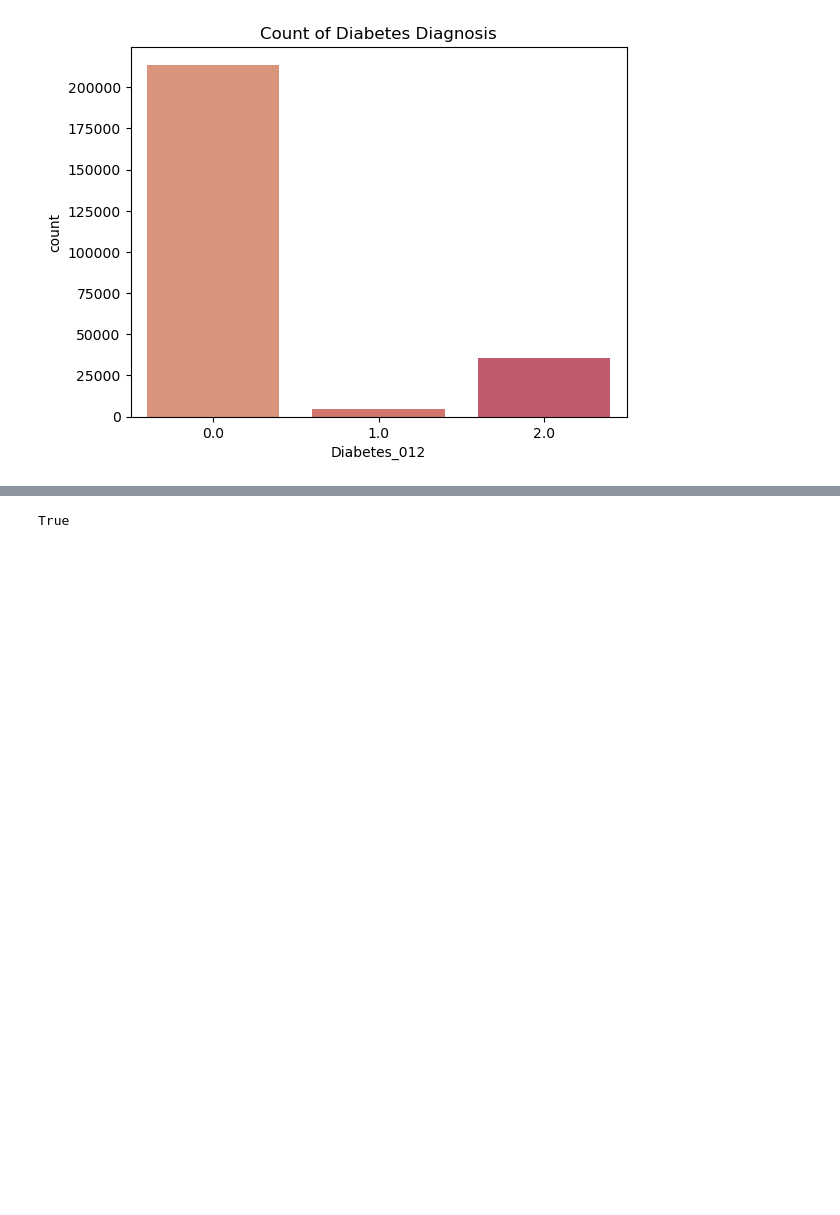
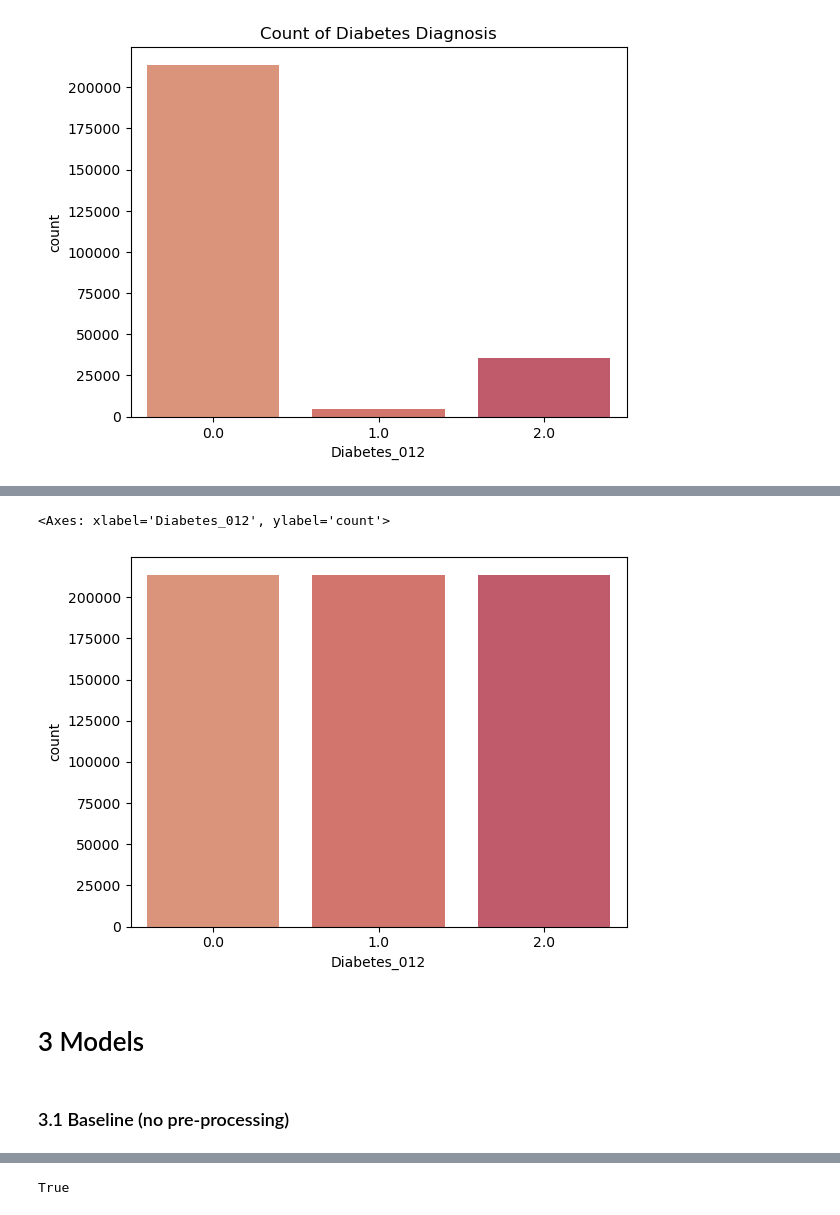
Before and after one commit to annalisa7/ML_project, a Jupyter notebook: baselineModel2.ipynb, the cells around one changed output, grey strips where cells are left out. Cells and saved outputs as stored; diff of their text form; code cells hidden in the pictures; blank space fills up the shorter version.

```diff
--- a/baselineModel2.ipynb
+++ b/baselineModel2.ipynb
@@ -87,3 +151,15 @@ y = data['Diabetes_012']
+# %%
+smote = SMOTE(random_state=42)
+X_smote, y_smote = smote.fit_resample(X,y)
+# %%
+sns.countplot(x=y_smote)
+# %% [output]
+<Axes: xlabel='Diabetes_012', ylabel='count'>
+[figure, added]
+# %% [markdown]
+# 3 Models
+# %% [markdown]
+### 3.1 Baseline (no pre-processing)
 # %%
 X_train, X_test, y_train, y_test = train_test_split(X,
                                                     y,
```
Also changed, not shown: parts of 37 cells of this notebook.
